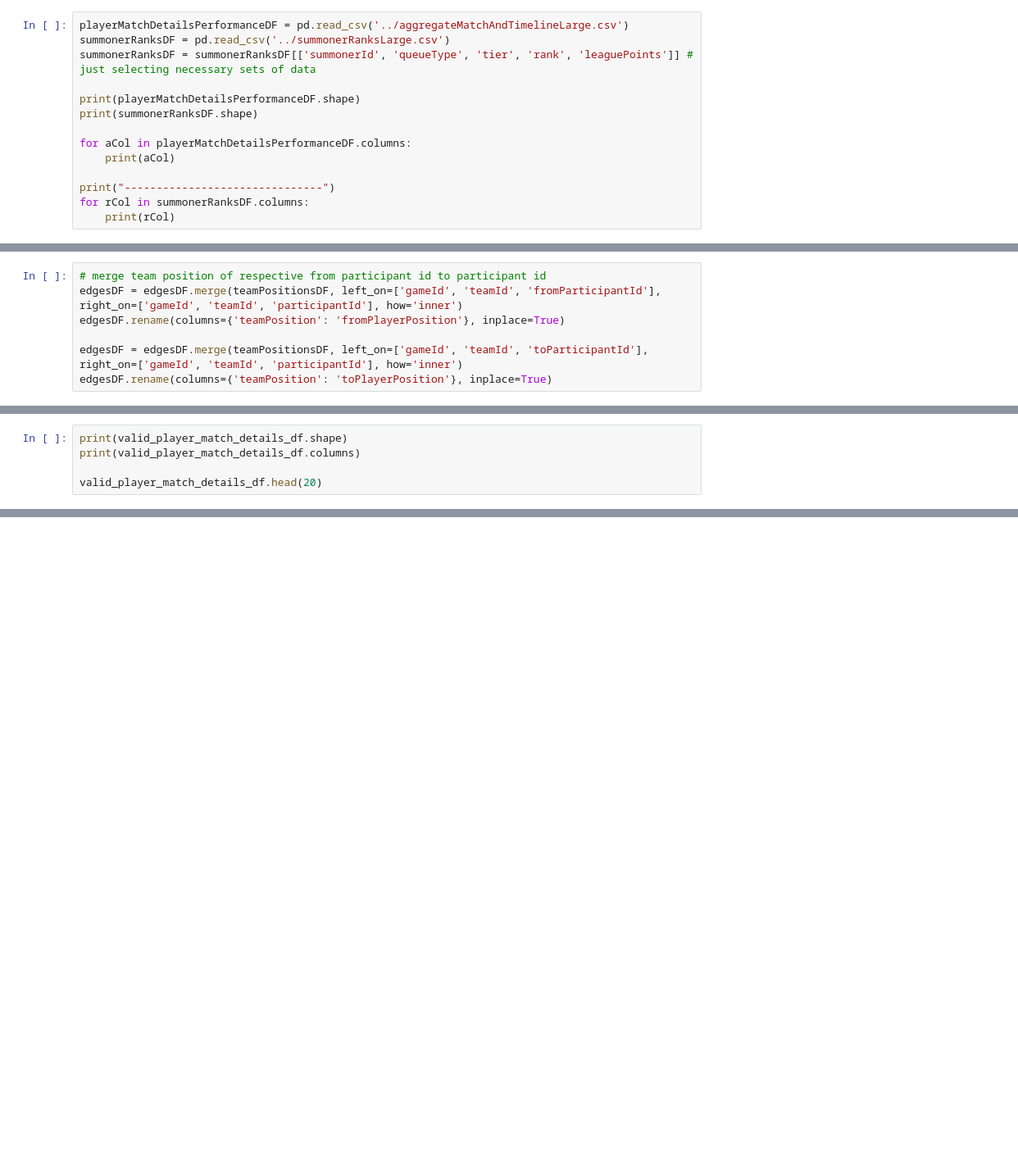
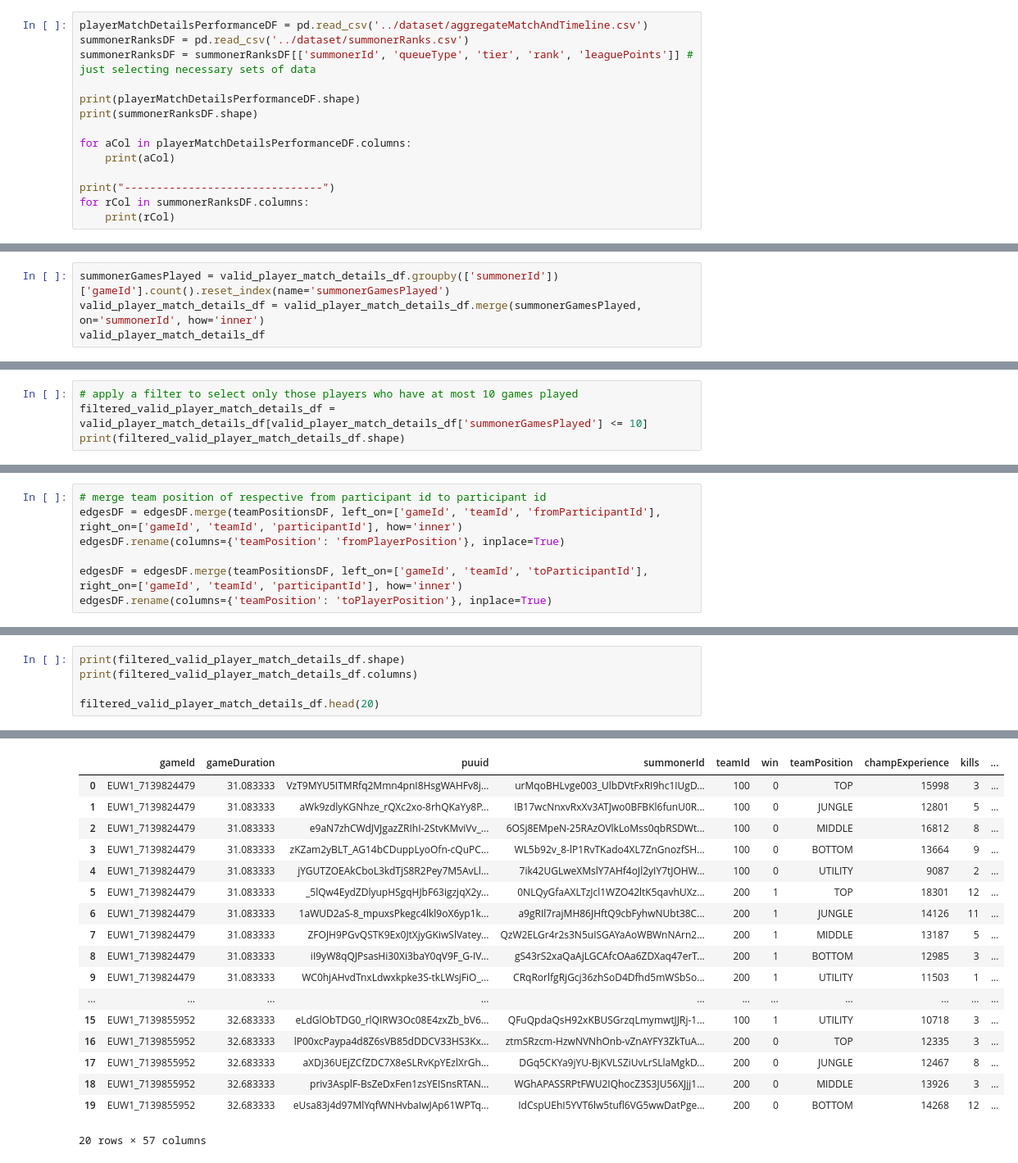
Before and after one commit to TDI-Lab/Collective-Intelligence-LoL, a Jupyter notebook: notebooks/totalMatchAnalysis.ipynb, the cells around one changed output, grey strips where cells are left out. Shown: that part at 82% size. Cells and saved outputs as stored; diff of their text form; blank space fills up the shorter version.

Commit message:
WIP: Individual performance analysis in progress

```diff
--- a/notebooks/totalMatchAnalysis.ipynb
+++ b/notebooks/totalMatchAnalysis.ipynb
@@ -7,8 +7,8 @@ import ast
 import networkx as nx
 import matplotlib.pyplot as plt
 # %%
-playerMatchDetailsPerformanceDF = pd.read_csv('../aggregateMatchAndTimelineLarge.csv')
-summonerRanksDF = pd.read_csv('../summonerRanksLarge.csv')
+playerMatchDetailsPerformanceDF = pd.read_csv('../dataset/aggregateMatchAndTimeline.csv')
+summonerRanksDF = pd.read_csv('../dataset/summonerRanks.csv')
 summonerRanksDF = summonerRanksDF[['summonerId', 'queueType', 'tier', 'rank', 'leaguePoints']] # just selecting necessary sets of data
 
 print(playerMatchDetailsPerformanceDF.shape)
@@ -46,0 +74,4 @@ valid_player_match_details_df['summonerId'].value_counts()
+# %%
+summonerGamesPlayed = valid_player_match_details_df.groupby(['summonerId'])['gameId'].count().reset_index(name='summonerGamesPlayed')
+valid_player_match_details_df = valid_player_match_details_df.merge(summonerGamesPlayed, on='summonerId', how='inner')
+valid_player_match_details_df
@@ -46,0 +105,4 @@ valid_player_match_details_df['summonerId'].value_counts()
+# %%
+# apply a filter to select only those players who have at most 10 games played
+filtered_valid_player_match_details_df = valid_player_match_details_df[valid_player_match_details_df['summonerGamesPlayed'] <= 10]
+print(filtered_valid_player_match_details_df.shape)
@@ -484,7 +736,8 @@ for idx, gameId in enumerate(gameIds[0:2]):
     # print(f"Image {output_path} saved successfully")
     plt.clf()
 # %%
-print(valid_player_match_details_df.shape)
-print(valid_player_match_details_df.columns)
+print(filtered_valid_player_match_details_df.shape)
+print(filtered_valid_player_match_details_df.columns)
 
-valid_player_match_details_df.head(20)
+filtered_valid_player_match_details_df.head(20)
+# %% [output]
@@ -491,2 +764,20 @@ valid_player_match_details_df.head(20)
+|  | gameId | gameDuration | puuid | summonerId | teamId | win | teamPosition | champExperience | kills | ... |
+| 0 | EUW1_7139824479 | 31.083333 | VzT9MYU5ITMRfq2Mmn4pnI8HsgWAHFv8j... | urMqoBHLvge003_UlbDVtFxRI9hc1IUgD... | 100 | 0 | TOP | 15998 | 3 | ... |
+| 1 | EUW1_7139824479 | 31.083333 | aWk9zdlyKGNhze_rQXc2xo-8rhQKaYy8P... | IB17wcNnxvRxXv3ATJwo0BFBKl6funU0R... | 100 | 0 | JUNGLE | 12801 | 5 | ... |
+| 2 | EUW1_7139824479 | 31.083333 | e9aN7zhCWdJVJgazZRIhI-2StvKMviVv_... | 6OSj8EMpeN-25RAzOVlkLoMss0qbRSDWt... | 100 | 0 | MIDDLE | 16812 | 8 | ... |
+| 3 | EUW1_7139824479 | 31.083333 | zKZam2yBLT_AG14bCDuppLyoOfn-cQuPC... | WL5b92v_8-lP1RvTKado4XL7ZnGnozfSH... | 100 | 0 | BOTTOM | 13664 | 9 | ... |
+| 4 | EUW1_7139824479 | 31.083333 | jYGUTZOEAkCboL3kdTjS8R2Pey7M5AvLl... | 7ik42UGLweXMslY7AHf4oJl2yIY7tJOHW... | 100 | 0 | UTILITY | 9087 | 2 | ... |
+| 5 | EUW1_7139824479 | 31.083333 | _5lQw4EydZDlyupHSgqHJbF63igzjqX2y... | 0NLQyGfaAXLTzJcl1WZO42ltK5qavhUXz... | 200 | 1 | TOP | 18301 | 12 | ... |
+| 6 | EUW1_7139824479 | 31.083333 | 1aWUD2aS-8_mpuxsPkegc4lkl9oX6yp1k... | a9gRIl7rajMH86JHftQ9cbFyhwNUbt38C... | 200 | 1 | JUNGLE | 14126 | 11 | ... |
+| 7 | EUW1_7139824479 | 31.083333 | ZFOJH9PGvQSTK9Ex0JtXjyGKiwSlVatey... | QzW2ELGr4r2s3N5uISGAYaAoWBWnNArn2... | 200 | 1 | MIDDLE | 13187 | 5 | ... |
+| 8 | EUW1_7139824479 | 31.083333 | iI9yW8qQJPsasHi30Xi3baY0qV9F_G-IV... | gS43rS2xaQaAjLGCAfcOAa6ZDXaq47erT... | 200 | 1 | BOTTOM | 12985 | 3 | ... |
+| 9 | EUW1_7139824479 | 31.083333 | WC0hjAHvdTnxLdwxkpke3S-tkLWsjFiO_... | CRqRorlfgRjGcj36zhSoD4Dfhd5mWSbSo... | 200 | 1 | UTILITY | 11503 | 1 | ... |
+| ... | ... | ... | ... | ... | ... | ... | ... | ... | ... | ... |
+| 15 | EUW1_7139855952 | 32.683333 | eLdGlObTDG0_rlQIRW3Oc08E4zxZb_bV6... | QFuQpdaQsH92xKBUSGrzqLmymwtJJRj-1... | 100 | 1 | UTILITY | 10718 | 3 | ... |
+| 16 | EUW1_7139855952 | 32.683333 | lP00xcPaypa4d8Z6sVB85dDDCV33HS3Kx... | ztmSRzcm-HzwNVNhOnb-vZnAYFY3ZkTuA... | 200 | 0 | TOP | 12335 | 3 | ... |
+| 17 | EUW1_7139855952 | 32.683333 | aXDj36UEjZCfZDC7X8eSLRvKpYEzlXrGh... | DGq5CKYa9jYU-BjKVLSZiUvLrSLlaMgkD... | 200 | 0 | JUNGLE | 12467 | 8 | ... |
+| 18 | EUW1_7139855952 | 32.683333 | priv3AsplF-BsZeDxFen1zsYEISnsRTAN... | WGhAPASSRPtFWU2IQhocZ3S3JU56XJjj1... | 200 | 0 | MIDDLE | 13926 | 3 | ... |
+| 19 | EUW1_7139855952 | 32.683333 | eUsa83j4d97MlYqfWNHvbaIwJAp61WPTq... | IdCspUEhI5YVT6lw5tufl6VG5wwDatPge... | 200 | 0 | BOTTOM | 14268 | 12 | ... |
+20 rows × 57 columns
 # %%
 # team averaged dataset
```
Also changed, not shown: parts of 25 cells of this notebook, 2 other files.
